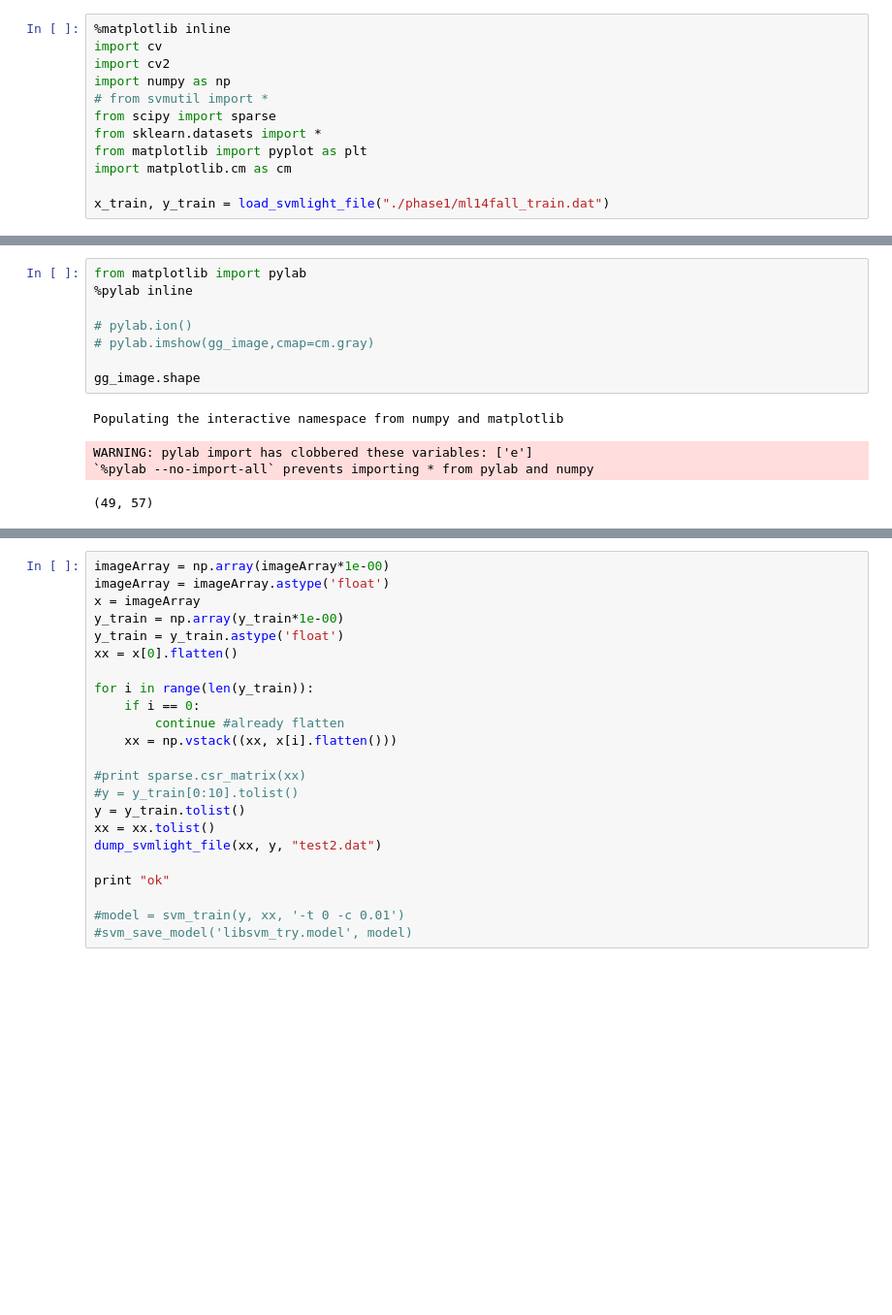
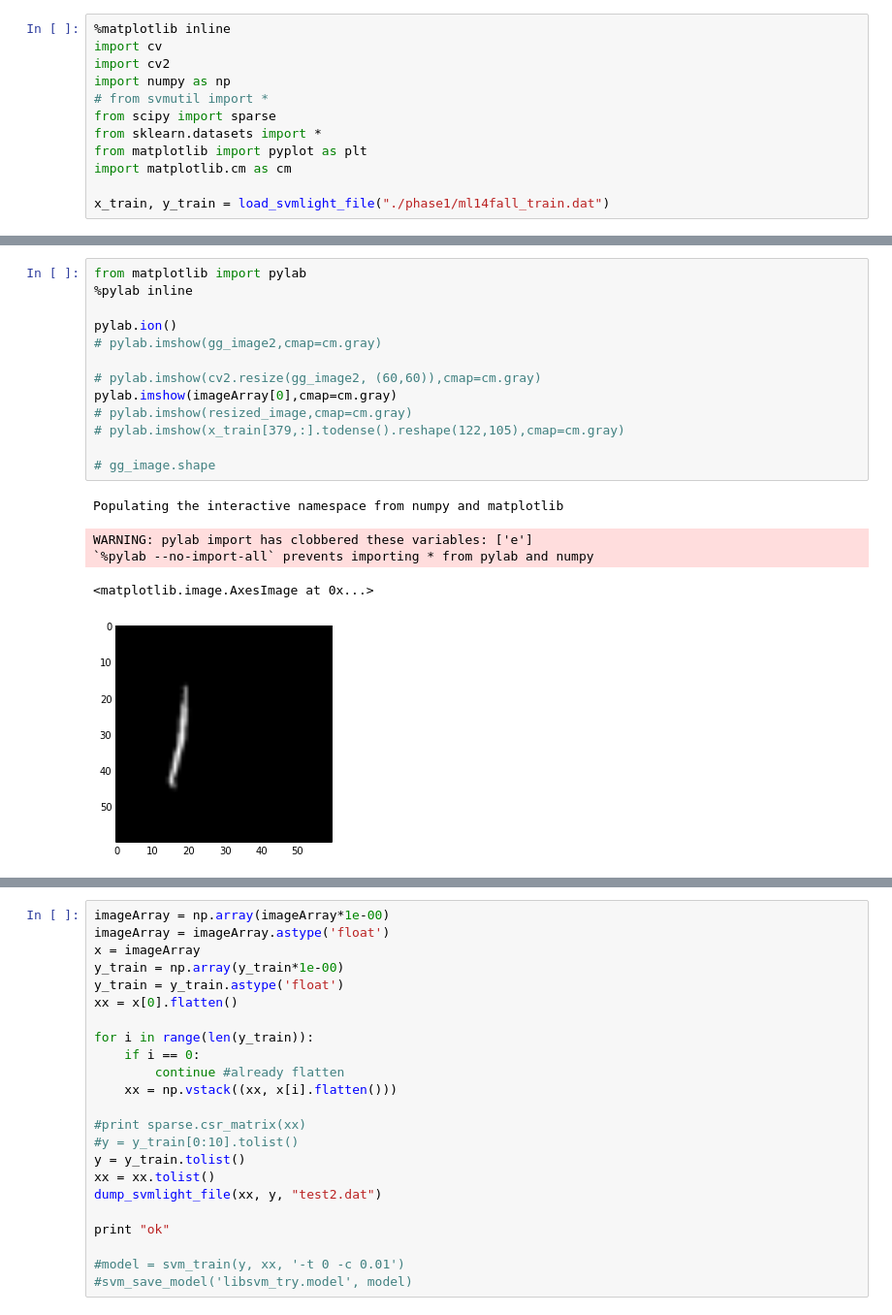
Before and after one commit to chanhou/NTUML_Final, a Jupyter notebook: final_project_preprocessing_attemp.ipynb, the cells around one changed output, grey strips where cells are left out. Shown at 97% size. Saved outputs shown, nothing was run; the diff lists cells and outputs as text; blank space fills up the shorter version.

```diff
--- a/final_project_preprocessing_attemp.ipynb
+++ b/final_project_preprocessing_attemp.ipynb
@@ -169,16 +205,22 @@ imageArray = imageArray[1:,:]
 # %%
 from matplotlib import pylab
 %pylab inline
 
-# pylab.ion()
-# pylab.imshow(gg_image,cmap=cm.gray)
+pylab.ion()
+# pylab.imshow(gg_image2,cmap=cm.gray)
 
-gg_image.shape
+# pylab.imshow(cv2.resize(gg_image2, (60,60)),cmap=cm.gray)
+pylab.imshow(imageArray[0],cmap=cm.gray)
+# pylab.imshow(resized_image,cmap=cm.gray)
+# pylab.imshow(x_train[379,:].todense().reshape(122,105),cmap=cm.gray)
+
+# gg_image.shape
 # %% [output]
 Populating the interactive namespace from numpy and matplotlib
 WARNING: pylab import has clobbered these variables: ['e']
 `%pylab --no-import-all` prevents importing * from pylab and numpy
-(49, 57)
+<matplotlib.image.AxesImage at 0x...>
+[figure, added]
 # %%
 # for index in range(len(imageArray)):
 # 	plt.subplots(nrows=1, ncols=1)
```
Also changed, not shown: parts of 3 cells of this notebook.
